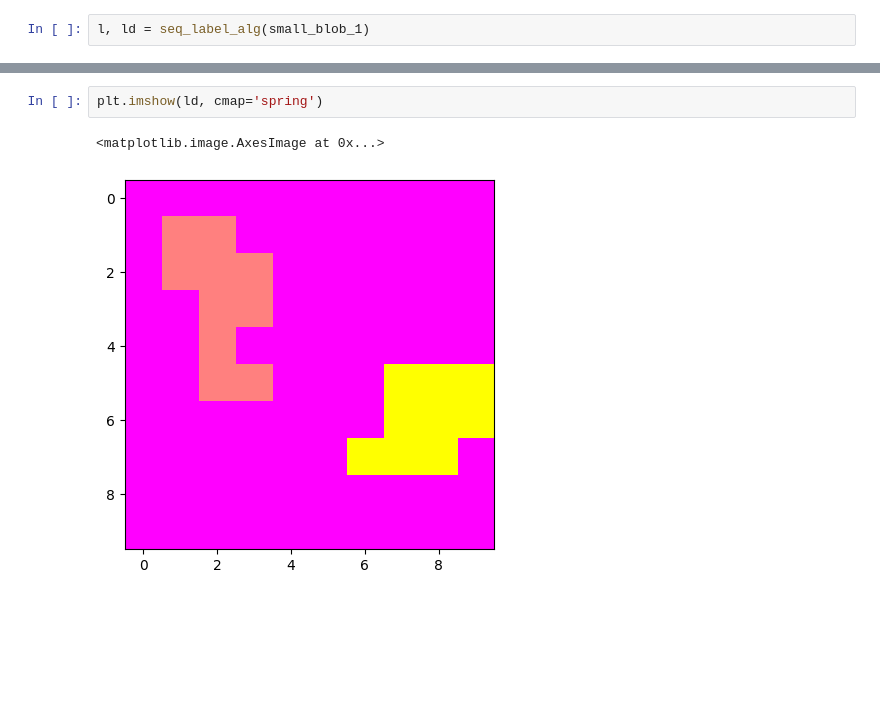
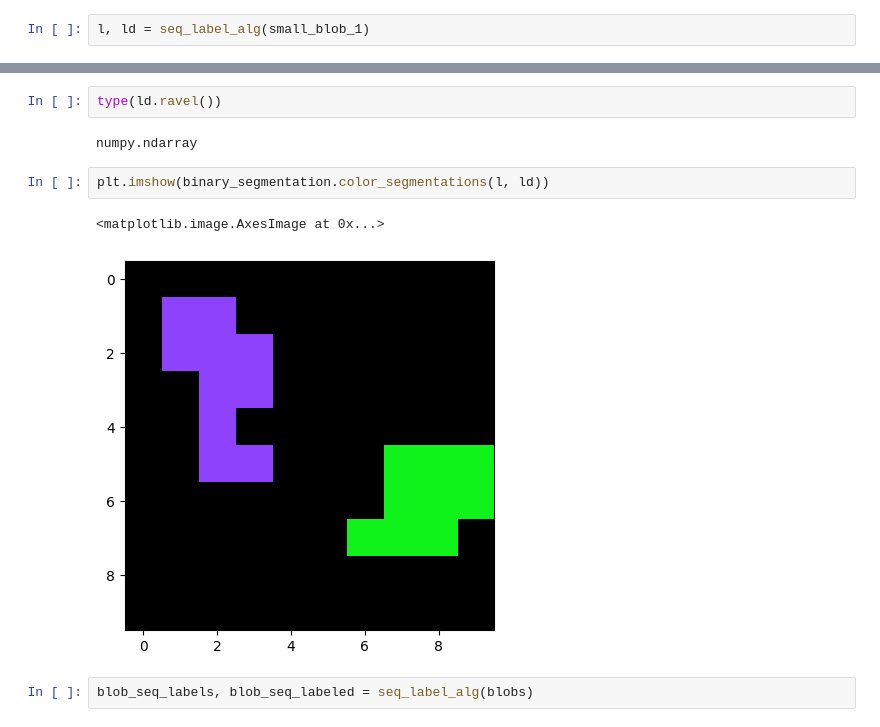
Before and after one commit to aarush-umap/3Dvision, a Jupyter notebook: binary_images.ipynb, the cells around one changed output, grey strips where cells are left out. Saved outputs shown, nothing was run; the diff lists cells and outputs as text; blank space fills up the shorter version.

```diff
--- a/binary_images.ipynb
+++ b/binary_images.ipynb
@@ -242,5 +248,11 @@ l, ld = seq_label_alg(small_blob_1)
+# %%
+type(ld.ravel())
+# %% [output]
+numpy.ndarray
 # %%
-plt.imshow(ld, cmap='spring')
+plt.imshow(binary_segmentation.color_segmentations(l, ld))
 # %% [output]
 <matplotlib.image.AxesImage at 0x...>
-[figure, old version]
+[figure, new version]
+# %%
+blob_seq_labels, blob_seq_labeled = seq_label_alg(blobs)
```
Also changed, not shown: parts of 2 cells of this notebook.
